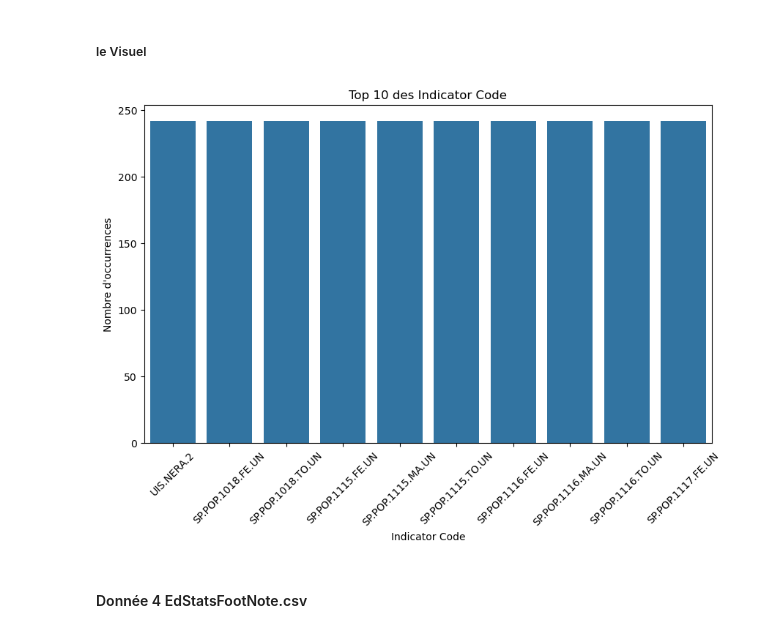
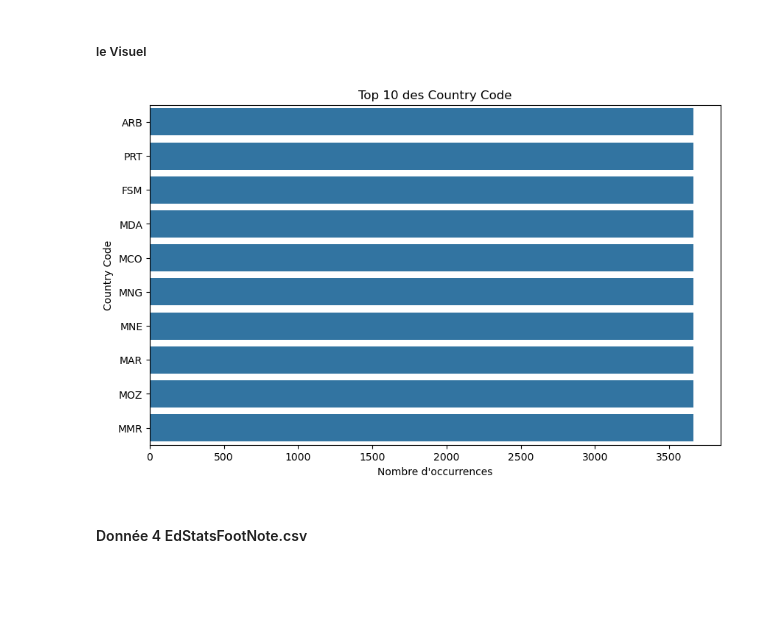
Before and after one commit to Noel974/Analysez-des-donn-es-de-syst-mes-ducatifs, a Jupyter notebook: Analysez des données de systèmes éducatifs.ipynb, the cells around one changed output. Saved outputs shown, nothing was run; the diff lists cells and outputs as text; code cells hidden in the pictures; blank space fills up the shorter version.

```diff
--- a/Analysez des données de systèmes éducatifs.ipynb
+++ b/Analysez des données de systèmes éducatifs.ipynb
@@ -669,10 +609,13 @@ Length: 70, dtype: float64
 # %% [markdown]
 ##### 6.Supprimer les colonnes inutilisables
 # %%
-data = data.dropna(thresh=len(data)*0.8, axis=1)
-print(data.isnull().sum())
-print(data.shape)
+# Supprimer les colonnes trop vides (par exemple moins de 1% de données)
+df3 = df3.dropna(axis=1, how='all')
+
+# Vérification
+print(df3.isnull().sum())
+print(df3.shape)
 
 # Sauvegarde du dataset nettoyé
-data.to_csv("EdStatsData_clean.csv", index=False)
+df3.to_csv("EdStatsData_clean.csv", index=False)
 # %% [output]
@@ -720,21 +675,19 @@ Name: count, Length: 3665, dtype: int64
 # %% [markdown]
 ##### le Visuel
 # %%
-import seaborn as sns
-import matplotlib.pyplot as plt
+# Top 10 des Indicator Code
+top_series = df3['Indicator Code'].value_counts().head(10)
 
-# Top 10 des Indicator Code
-top_series = df['Indicator Code'].value_counts().head(10)
+country_code_counts = df3['Country Code'].value_counts().head(10)
 
 plt.figure(figsize=(10,6))
-sns.barplot(x=top_series.index, y=top_series.values)
-plt.title("Top 10 des Indicator Code")
-plt.xticks(rotation=45)
-plt.ylabel("Nombre d'occurrences")
-plt.xlabel("Indicator Code")
+sns.barplot(x=country_code_counts.values, y=country_code_counts.index)
+plt.title("Top 10 des Country Code")
+plt.xlabel("Nombre d'occurrences")
+plt.ylabel("Country Code")
 plt.show()
 # %% [output]
-[figure, old version]
+[figure, new version]
 # %% [markdown]
 #### Donnée 4 EdStatsFootNote.csv
 # %% [markdown]
```
Also changed, not shown: parts of 208 cells of this notebook, 2 other files.
